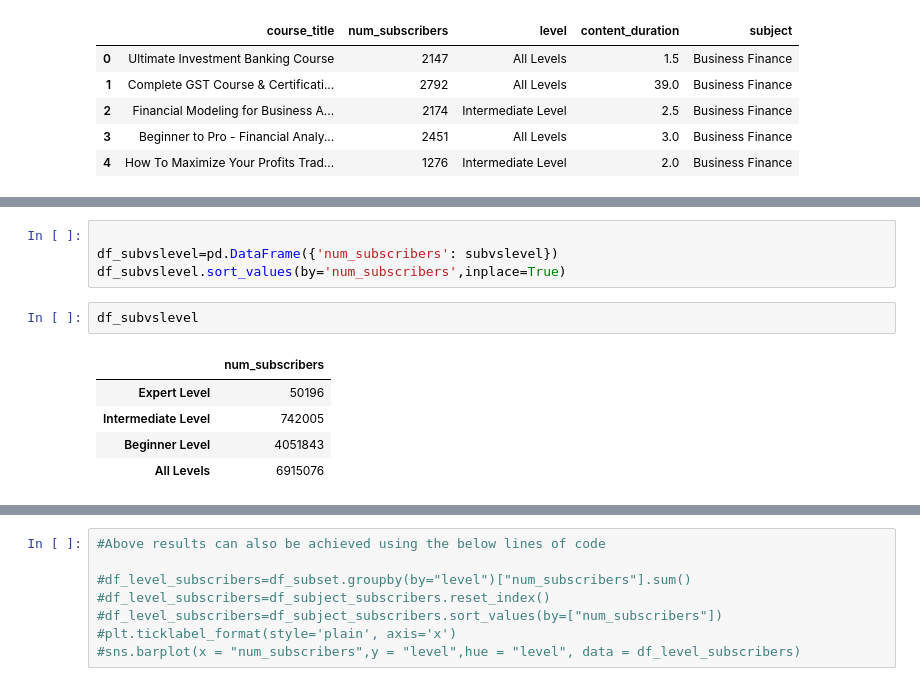
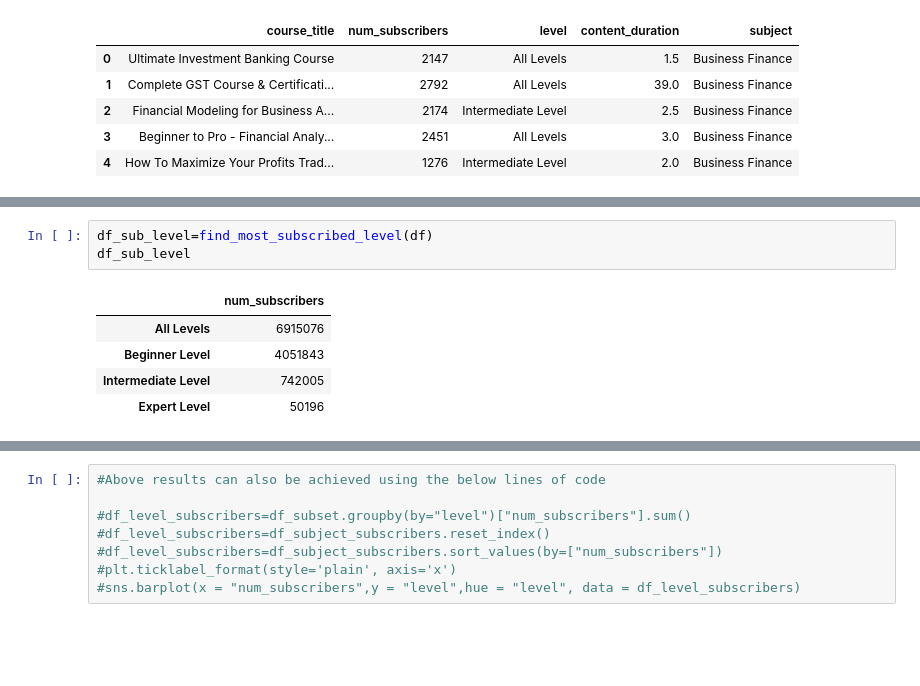
Before and after one commit to AnkurKumar77/Udemy-Courses, a Jupyter notebook: Project 1.ipynb, the cells around one changed output, grey strips where cells are left out. Saved outputs shown, nothing was run; the diff lists cells and outputs as text; blank space fills up the shorter version.

```diff
--- a/Project 1.ipynb
+++ b/Project 1.ipynb
@@ -172,15 +201,12 @@ for l in df['level'].unique(): # iterating over each level
-# %%
-
-df_subvslevel=pd.DataFrame({'num_subscribers': subvslevel})
-df_subvslevel.sort_values(by='num_subscribers',inplace=True)
-# %%
-df_subvslevel
-# %% [output]
-|  | num_subscribers |
-| Expert Level | 50196 |
-| Intermediate Level | 742005 |
-| Beginner Level | 4051843 |
-| All Levels | 6915076 |
+# %%
+df_sub_level=find_most_subscribed_level(df)
+df_sub_level
+# %% [output]
+|  | num_subscribers |
+| All Levels | 6915076 |
+| Beginner Level | 4051843 |
+| Intermediate Level | 742005 |
+| Expert Level | 50196 |
 # %%
 # Plotting the dataframe for visualization
 plt.ticklabel_format(style='plain', axis='x')
```
Also changed, not shown: parts of 5 cells of this notebook.
